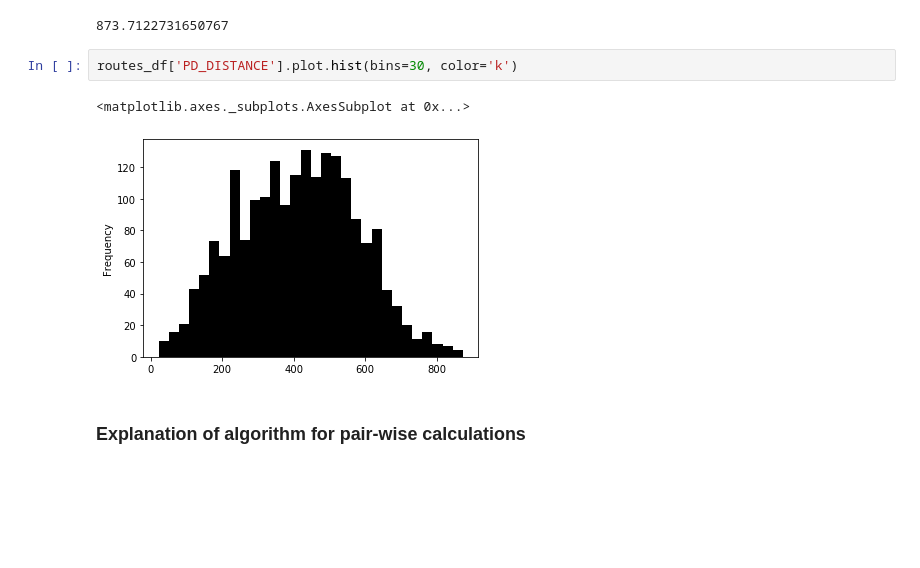
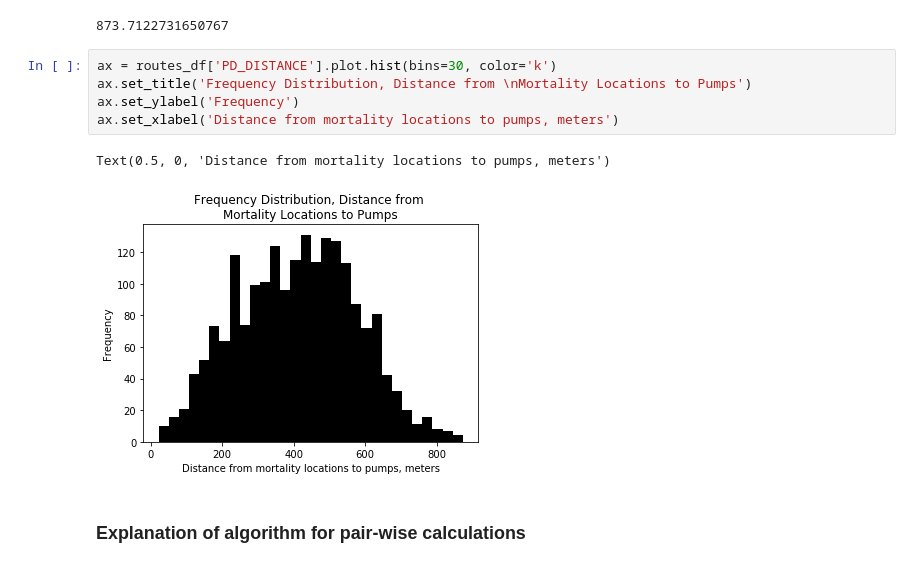
Before and after one commit to PHI-Case-Studies/1854-Cholera-Outbreak-London-Advanced-1, a Jupyter notebook: NB04-Cholera-Case-Study-OpenStreetMaps-Networkx-Part-2.ipynb, the cells around one changed output. Saved outputs shown, nothing was run; the diff lists cells and outputs as text; blank space fills up the shorter version.

```diff
--- a/NB04-Cholera-Case-Study-OpenStreetMaps-Networkx-Part-2.ipynb
+++ b/NB04-Cholera-Case-Study-OpenStreetMaps-Networkx-Part-2.ipynb
@@ -355,11 +330,14 @@ routes_df['PD_DISTANCE'].min()
 routes_df['PD_DISTANCE'].max()
 # %% [output]
 873.7122731650767
-# %%
-routes_df['PD_DISTANCE'].plot.hist(bins=30, color='k')
-# %% [output]
-<matplotlib.axes._subplots.AxesSubplot at 0x...>
-[figure, removed]
+# %%
+ax = routes_df['PD_DISTANCE'].plot.hist(bins=30, color='k')
+ax.set_title('Frequency Distribution, Distance from \nMortality Locations to Pumps')
+ax.set_ylabel('Frequency')
+ax.set_xlabel('Distance from mortality locations to pumps, meters')
+# %% [output]
+Text(0.5, 0, 'Distance from mortality locations to pumps, meters')
+[figure, added]
 # %% [markdown]
 ### Explanation of algorithm for pair-wise calculations
 # %% [markdown]
```
Also changed, not shown: parts of 16 cells of this notebook, 28 other files.
